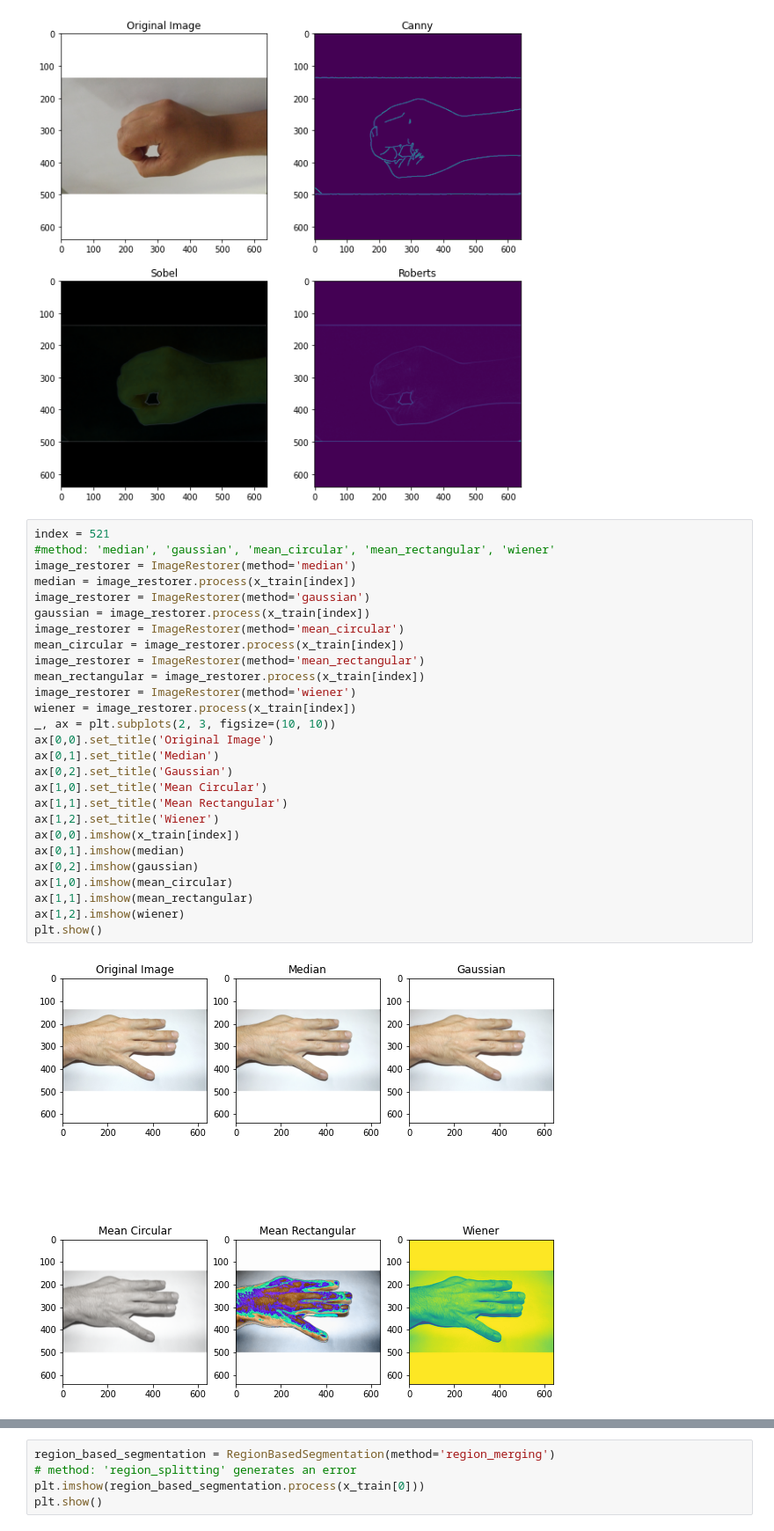
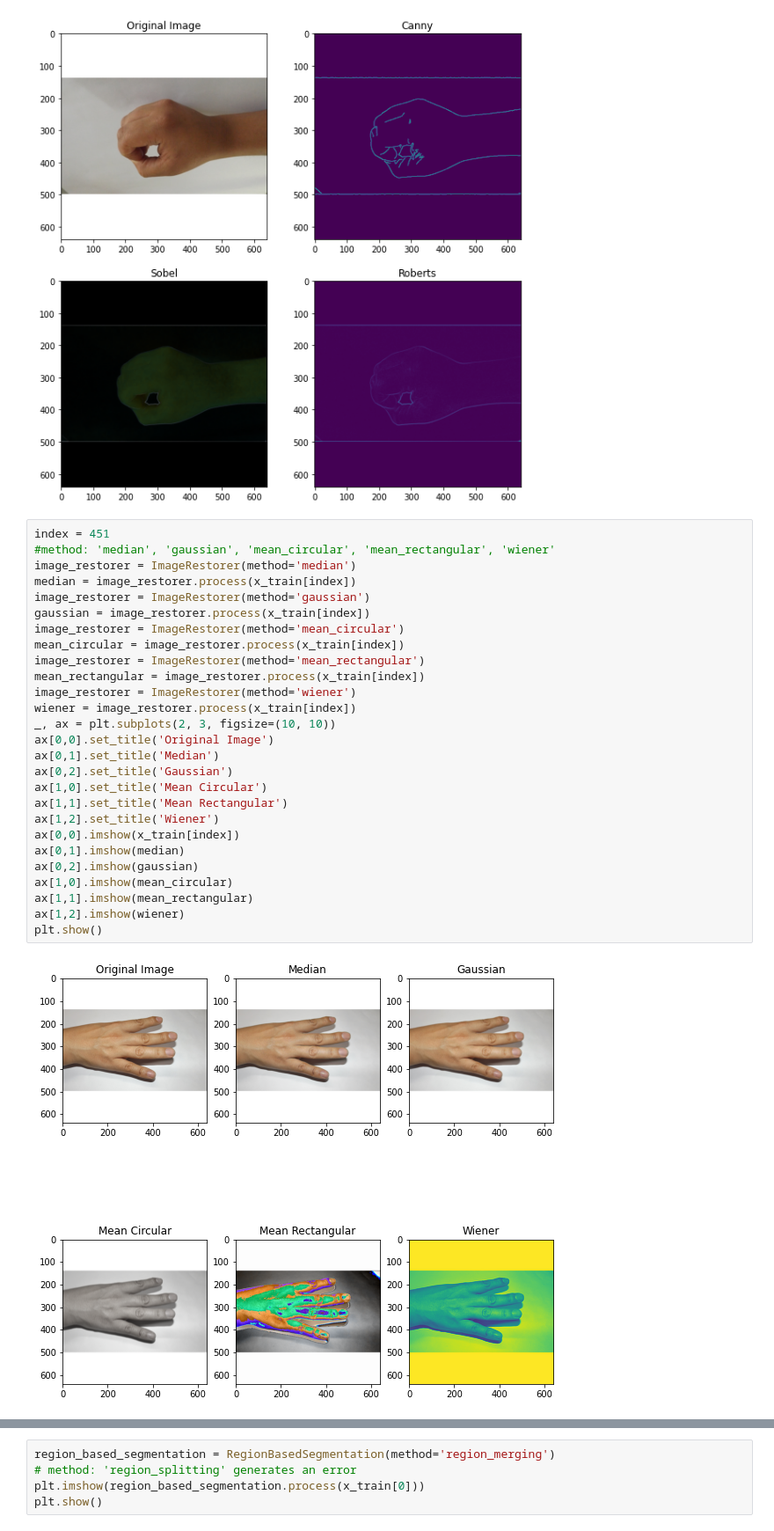
Before and after one commit to MostafaAshraf98/Project-Pattern-Recognition, a Jupyter notebook: main.ipynb, the cells around one changed output, grey strips where cells are left out. Shown: that part at 88% size. Saved outputs shown, nothing was run; the diff lists cells and outputs as text.

```diff
--- a/main.ipynb
+++ b/main.ipynb
@@ -78,31 +80,31 @@ plt.show()
 # %% [output]
 [figure]
 # %%
-index = 521
+index = 451
 #method: 'median', 'gaussian', 'mean_circular', 'mean_rectangular', 'wiener'
 image_restorer = ImageRestorer(method='median')
 median = image_restorer.process(x_train[index])
 image_restorer = ImageRestorer(method='gaussian')
 gaussian = image_restorer.process(x_train[index])
 image_restorer = ImageRestorer(method='mean_circular')
 mean_circular = image_restorer.process(x_train[index])
 image_restorer = ImageRestorer(method='mean_rectangular')
 mean_rectangular = image_restorer.process(x_train[index])
 image_restorer = ImageRestorer(method='wiener')
 wiener = image_restorer.process(x_train[index])
 _, ax = plt.subplots(2, 3, figsize=(10, 10))
 ax[0,0].set_title('Original Image')
 ax[0,1].set_title('Median')
 ax[0,2].set_title('Gaussian')
 ax[1,0].set_title('Mean Circular')
 ax[1,1].set_title('Mean Rectangular')
 ax[1,2].set_title('Wiener')
 ax[0,0].imshow(x_train[index])
 ax[0,1].imshow(median)
 ax[0,2].imshow(gaussian)
 ax[1,0].imshow(mean_circular)
 ax[1,1].imshow(mean_rectangular)
 ax[1,2].imshow(wiener)
 plt.show()
 # %% [output]
-[figure, old version]
+[figure, new version]
```
Also changed, not shown: parts of 3 cells of this notebook, 1 other file.
